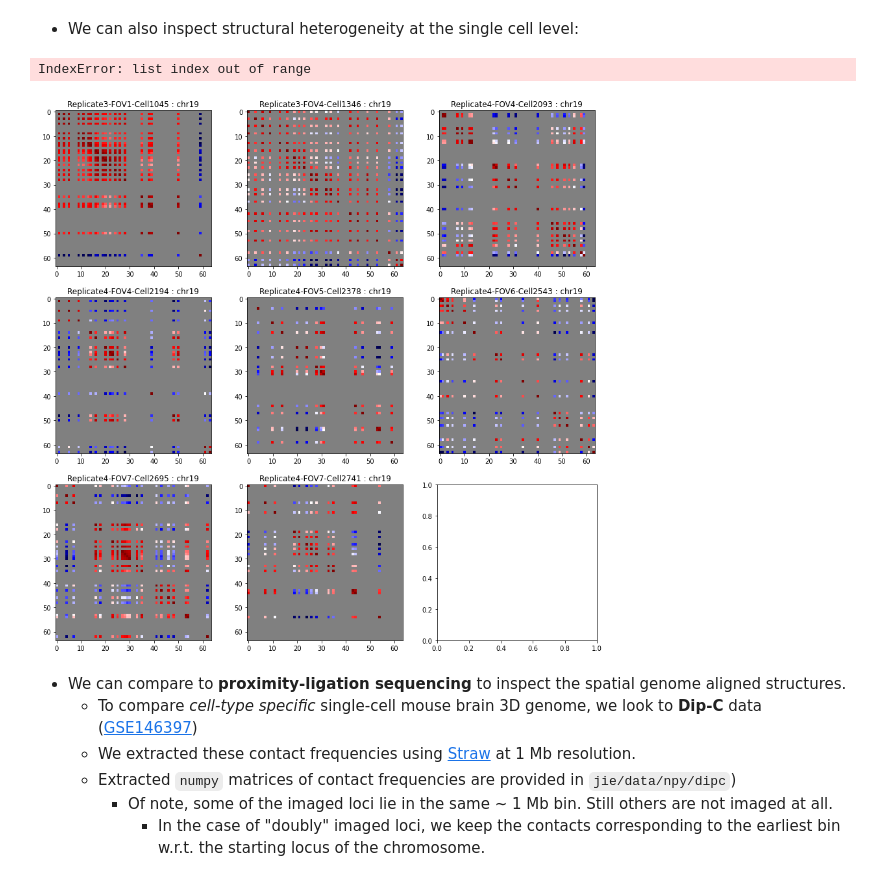
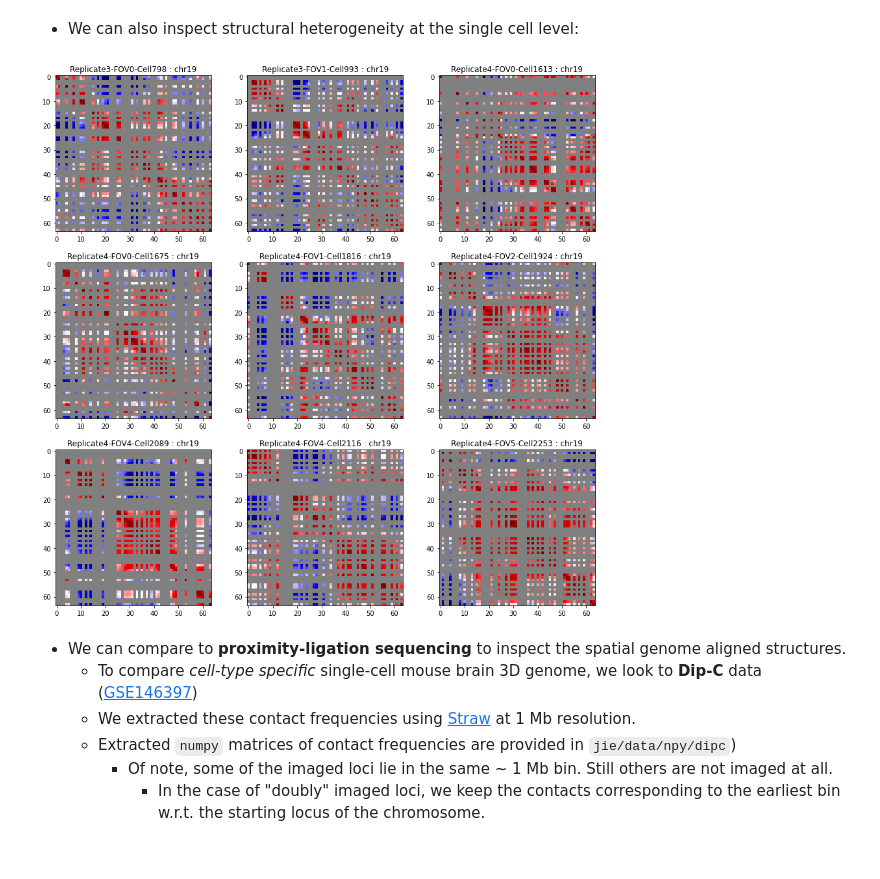
Before and after one commit to b2jia/jie, a Jupyter notebook: jupyter/03-seqFISH-plus-mouse-brain-spatial-genome-alignment.ipynb, the cells around one changed output. Cells and saved outputs as stored; diff of their text form; code cells hidden in the pictures.

Commit message:
Fixed mbrain example idx

```diff
--- a/jupyter/03-seqFISH-plus-mouse-brain-spatial-genome-alignment.ipynb
+++ b/jupyter/03-seqFISH-plus-mouse-brain-spatial-genome-alignment.ipynb
@@ -317,26 +317,25 @@ axs.imshow(med_dist_mat, cmap = 'seismic_r')
 # %%
 import warnings
 warnings.filterwarnings("ignore", category=RuntimeWarning)
 
 cmap = plt.get_cmap("seismic_r")
 cmap.set_bad("gray")
 
 fig, axs = plt.subplots(3, 3, figsize = (15, 15))
-example_idxs = [788, 1027, 1761, 1886, 2099, 2279, 2446, 2498, 2701]
+example_idxs = [556, 729, 1259, 1355, 1498, 1629, 1751, 1787, 1937]
 for idx, ax in zip(example_idxs, axs.flatten()):
 
     # median distance matrix for single fiber
     mat = plot.calc_med_dist_mat([res_flat[idx]], len(gene_dist))
 
     # grab metadata
     rep, fov, cellid = res_flat[idx].iloc[0]['replicate'], res_flat[idx].iloc[0]['FOV'], res_flat[idx].iloc[0]['finalcellID']
 
     # show
     ax.imshow(mat, cmap = cmap)
     ax.set_title("Replicate{0}-FOV{1}-Cell{2} : {3}".format(rep, fov, cellid, chosen_chrom))
 # %% [output]
-IndexError: list index out of range
-[figure, old version]
+[figure, new version]
 # %% [markdown]
 - We can compare to __proximity-ligation sequencing__ to inspect the spatial genome aligned structures.
     - To compare _cell-type specific_ single-cell mouse brain 3D genome, we look to __Dip-C__ data ([GSE146397](https://www.ncbi.nlm.nih.gov/geo/query/acc.cgi?acc=GSE146397))
```
Also changed, not shown: parts of 2 cells of this notebook, 3 other files.
